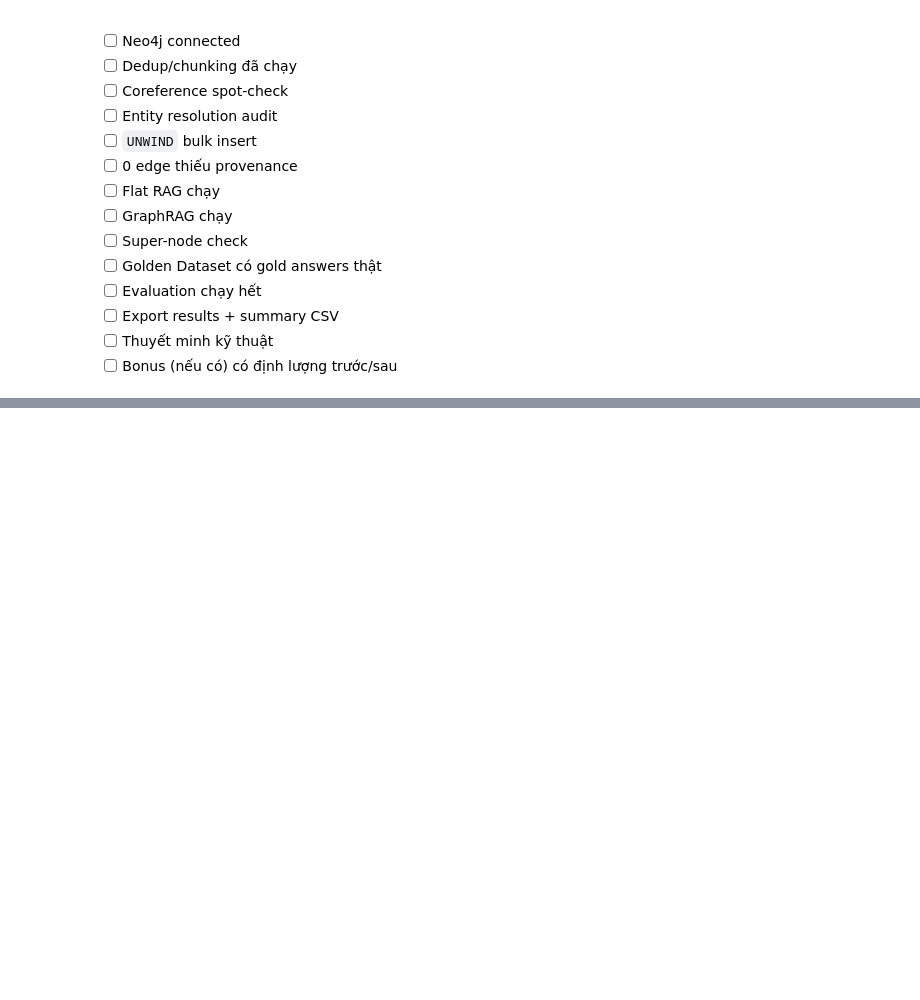
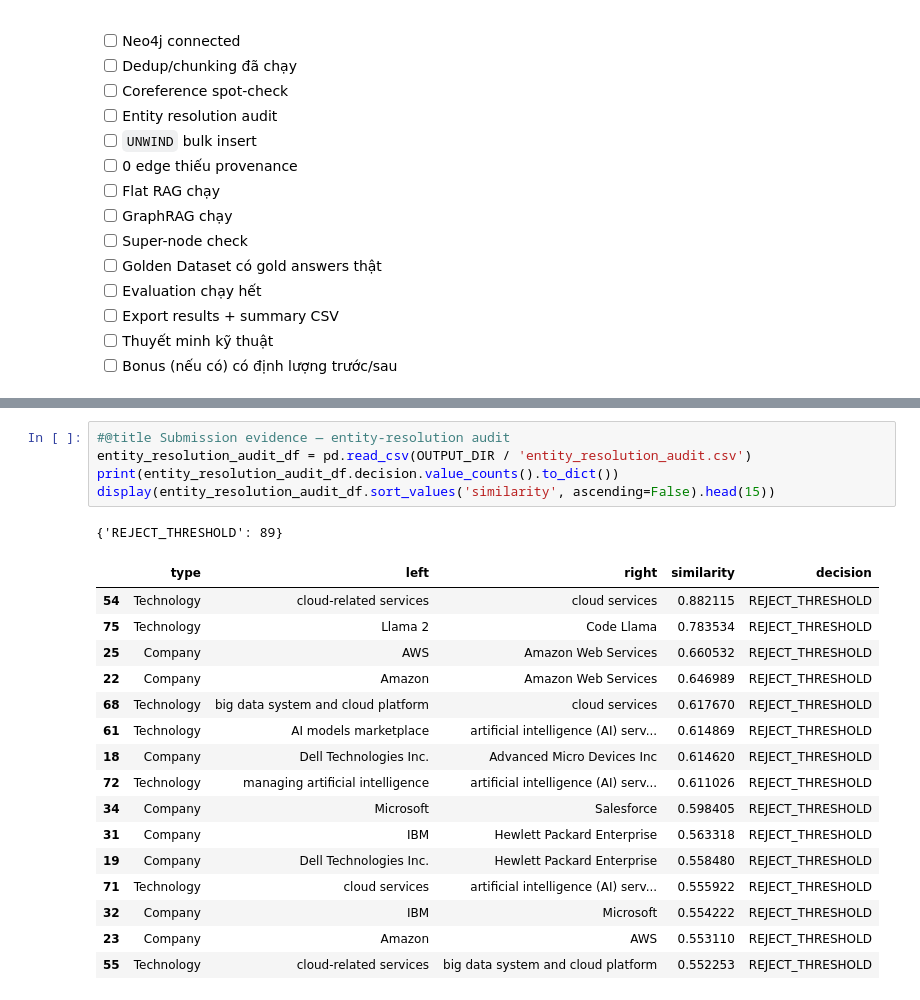
Before and after one commit to quangdao2k5/Day19-2A202601014-DaoKieuThinhQuang, a Jupyter notebook: Day19_GraphRAG_vs_FlatRAG_Production_Lab_Guide.ipynb, the cells around one changed output, grey strips where cells are left out. Drawn from its saved outputs; the diff is of its cells as text; blank space fills up the shorter version.

Commit message:
Add visible notebook pipeline evidence

```diff
--- a/Day19_GraphRAG_vs_FlatRAG_Production_Lab_Guide.ipynb
+++ b/Day19_GraphRAG_vs_FlatRAG_Production_Lab_Guide.ipynb
@@ -1580,0 +1637,23 @@ def self_correcting_context(question):
+# %%
+#@title Submission evidence — entity-resolution audit
+entity_resolution_audit_df = pd.read_csv(OUTPUT_DIR / 'entity_resolution_audit.csv')
+print(entity_resolution_audit_df.decision.value_counts().to_dict())
+display(entity_resolution_audit_df.sort_values('similarity', ascending=False).head(15))
+# %% [output]
+{'REJECT_THRESHOLD': 89}
+|  | type | left | right | similarity | decision |
+| 54 | Technology | cloud-related services | cloud services | 0.882115 | REJECT_THRESHOLD |
+| 75 | Technology | Llama 2 | Code Llama | 0.783534 | REJECT_THRESHOLD |
+| 25 | Company | AWS | Amazon Web Services | 0.660532 | REJECT_THRESHOLD |
+| 22 | Company | Amazon | Amazon Web Services | 0.646989 | REJECT_THRESHOLD |
+| 68 | Technology | big data system and cloud platform | cloud services | 0.617670 | REJECT_THRESHOLD |
+| 61 | Technology | AI models marketplace | artificial intelligence (AI) serv... | 0.614869 | REJECT_THRESHOLD |
+| 18 | Company | Dell Technologies Inc. | Advanced Micro Devices Inc | 0.614620 | REJECT_THRESHOLD |
+| 72 | Technology | managing artificial intelligence | artificial intelligence (AI) serv... | 0.611026 | REJECT_THRESHOLD |
+| 34 | Company | Microsoft | Salesforce | 0.598405 | REJECT_THRESHOLD |
+| 31 | Company | IBM | Hewlett Packard Enterprise | 0.563318 | REJECT_THRESHOLD |
+| 19 | Company | Dell Technologies Inc. | Hewlett Packard Enterprise | 0.558480 | REJECT_THRESHOLD |
+| 71 | Technology | cloud services | artificial intelligence (AI) serv... | 0.555922 | REJECT_THRESHOLD |
+| 32 | Company | IBM | Microsoft | 0.554222 | REJECT_THRESHOLD |
+| 23 | Company | Amazon | AWS | 0.553110 | REJECT_THRESHOLD |
+| 55 | Technology | cloud-related services | big data system and cloud platform | 0.552253 | REJECT_THRESHOLD |
```
Also changed, not shown: parts of 7 cells of this notebook, 1 other file.
